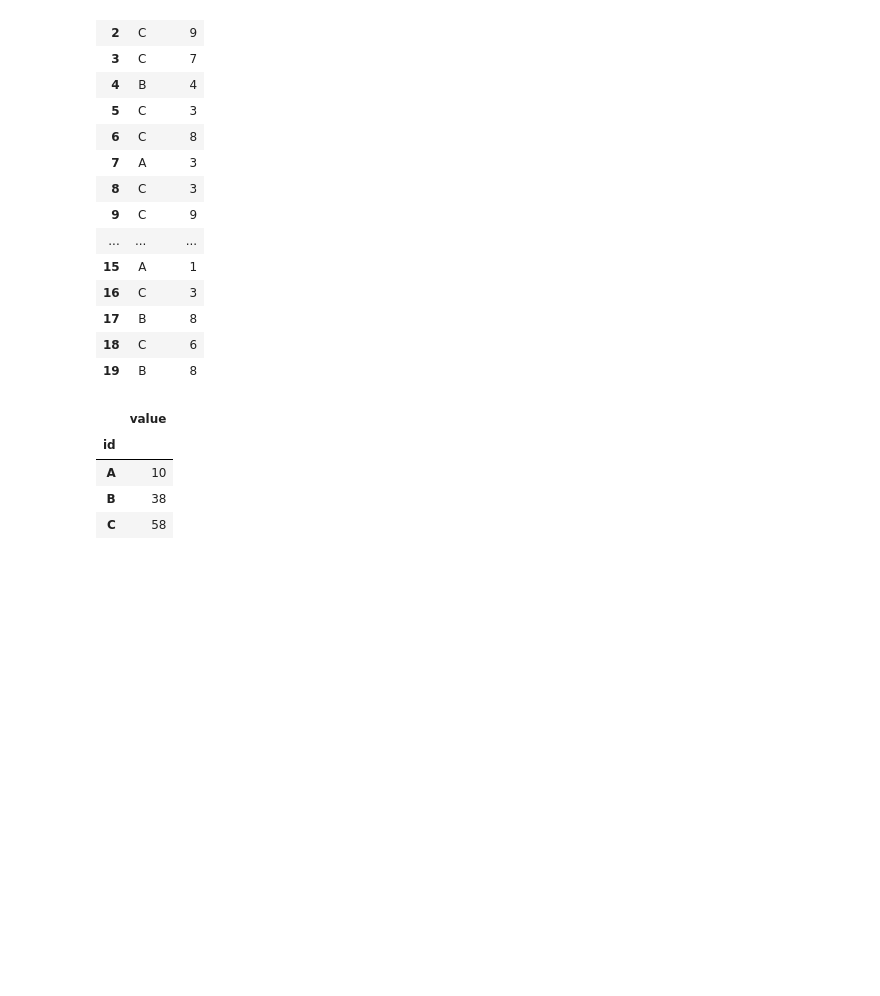
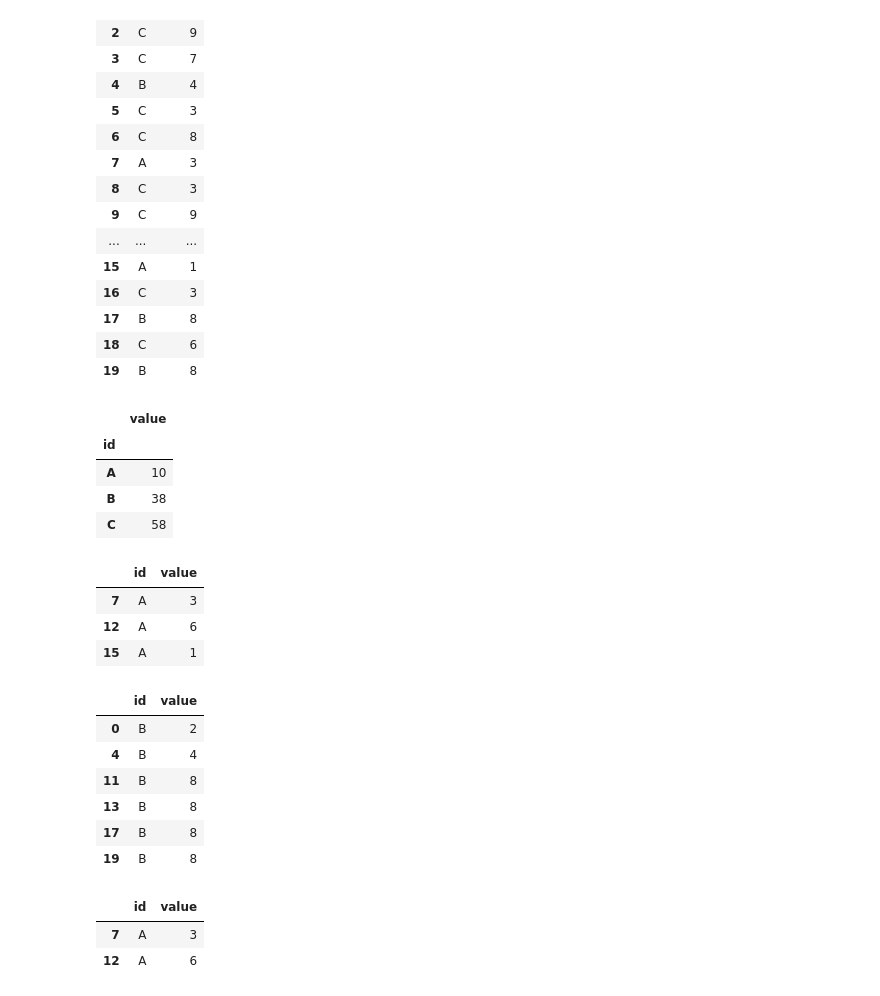
Before and after one commit to vcdemy/20230613, a Jupyter notebook: 20230808筆記.ipynb, the cells around one changed output. Drawn from its saved outputs; the diff is of its cells as text; code cells hidden in the pictures; blank space fills up the shorter version.

```diff
--- a/20230808筆記.ipynb
+++ b/20230808筆記.ipynb
@@ -232,3 +232,26 @@ grps.sum()
 | A | 10 |
 | B | 38 |
 | C | 58 |
+# %%
+grps.get_group('A')
+# %% [output]
+|  | id | value |
+| 7 | A | 3 |
+| 12 | A | 6 |
+| 15 | A | 1 |
+# %%
+grps.get_group('B')
+# %% [output]
+|  | id | value |
+| 0 | B | 2 |
+| 4 | B | 4 |
+| 11 | B | 8 |
+| 13 | B | 8 |
+| 17 | B | 8 |
+| 19 | B | 8 |
+# %%
+df[(df['id']=='A')&(df['value']>2)]
+# %% [output]
+|  | id | value |
+| 7 | A | 3 |
+| 12 | A | 6 |
```
